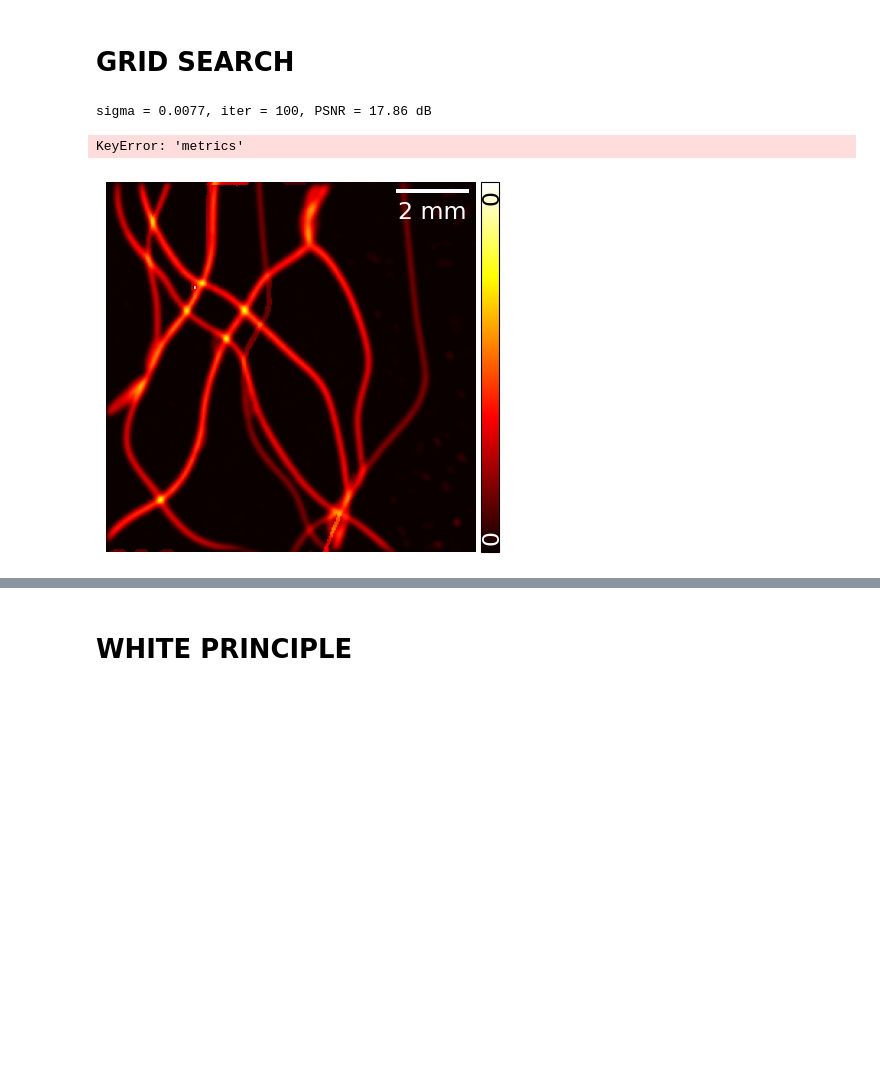
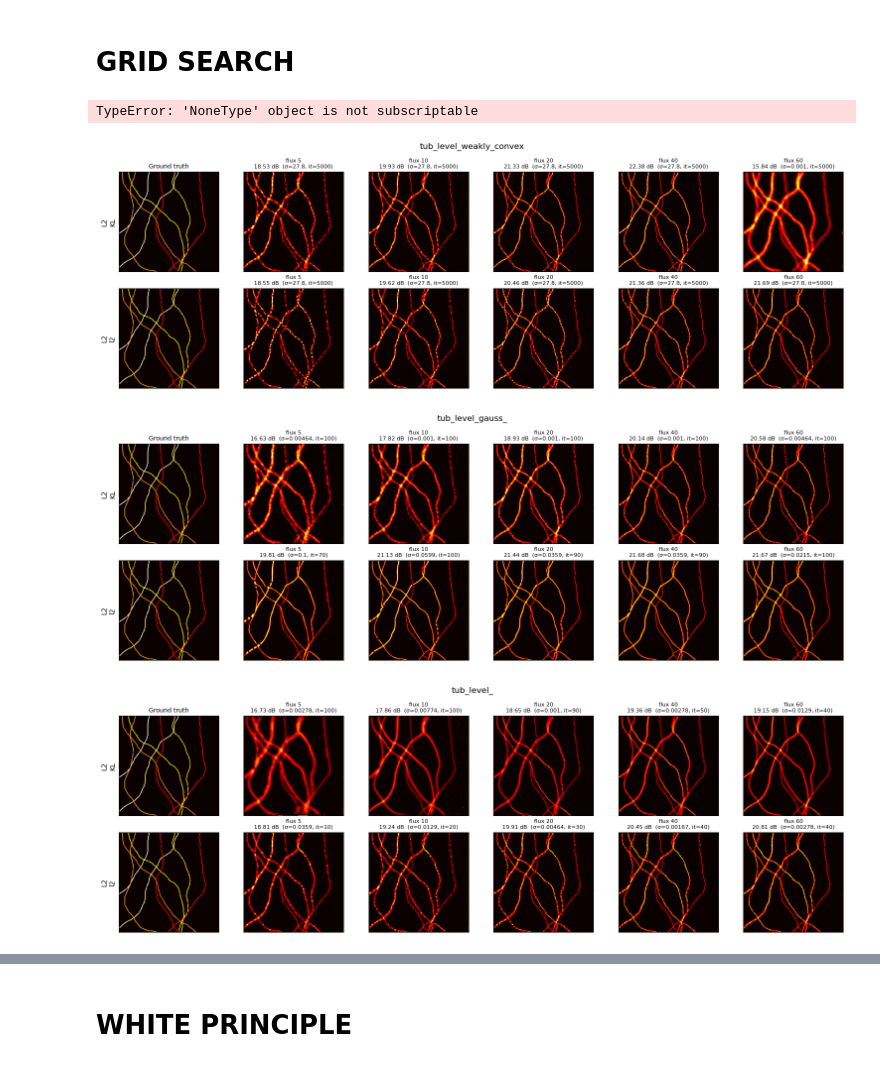
Before and after one commit to sofiaagostoni/ism_regularisation, a Jupyter notebook: results_ism_pnp.ipynb, the cells around one changed output, grey strips where cells are left out. Drawn from its saved outputs; the diff is of its cells as text; code cells hidden in the pictures; blank space fills up the shorter version.

```diff
--- a/results_ism_pnp.ipynb
+++ b/results_ism_pnp.ipynb
@@ -29,11 +46,20 @@ Using device: cuda
 # %% [markdown]
 # GRID SEARCH
 # %%
-def load_result(name, flux, loss, fidelity, save_dir="Results/results_gridsearch"):
-    tag = f"Fidelity{fidelity}_{name}_flux{flux}_drunet_loss{loss}"
-    return torch.load(os.path.join(save_dir, f"best_rec_{tag}.pth"), weights_only=False)
+def load_result(name, flux, loss, fidelity, prior="", optim=None,
+                save_dir="Results/results_gridsearch"):
+    candidates = []
+    if optim is not None:
+        # new naming (make_tag): ..._weakly_convex_lossL2_PROJ_GD
+        candidates.append(f"Fidelity{fidelity}_{name}_flux{flux}_{prior}_loss{loss}_{optim}")
+    # old naming: ..._drunet_lossL2 / ..._drunet_gauss_lossL2
+    candidates.append(f"Fidelity{fidelity}_{name}_flux{flux}_drunet_{prior}loss{loss}")
 
-
+    for tag in candidates:
+        path = os.path.join(save_dir, f"best_rec_{tag}.pth")
+        if os.path.exists(path):
+            return torch.load(path, map_location="cpu", weights_only=False)
+    return None
 
 def plot_psnr_vs_flux(df, losses=None, fidelities=None, save_path=None):
     """losses / fidelities: list of names to show, or None to show all."""
@@ -70,16 +96,11 @@ def plot_psnr_vs_flux(df, losses=None, fidelities=None, save_path=None):
         plt.savefig(save_path, dpi=200)
     plt.show()
 
-def load_result(name, flux, loss, fidelity, prior, save_dir):
-    tag = f"Fidelity{fidelity}_{name}_flux{flux}_drunet_{prior}loss{loss}"
-    path = os.path.join(save_dir, f"best_rec_{tag}.pth")
-    return torch.load(path, weights_only=False) if os.path.exists(path) else None
-
 def load_gt(name):
     x = torch.load(f"Data/Simul_data/{name}.pth", map_location="cpu")
     return (x / x.max()).squeeze().numpy()
 
-def show_grid(name, rows, fluxes, prior, save_dir, crop=None, error=False, save_path=None):
+def show_grid(name, rows, fluxes, prior, optim, save_dir, crop=None, error=False, save_path=None):
     """
     rows:   list of (loss, fidelity) pairs, one per row, e.g. [("FFL","KL"), ("FFL","l2")]
     fluxes: list of flux values, one per column
@@ -93,7 +114,7 @@ def show_grid(name, rows, fluxes, prior, save_dir, crop=None, error=False, save_
     recs = {}
     for loss, fid in rows:
         for f in fluxes:
-            r = load_result(name, f, loss, fid, prior, save_dir)
+            r = load_result(name, f, loss, fid, prior, optim, save_dir)
             if r is not None:
                 img = r["x_rec"].squeeze().numpy()
                 recs[(loss, fid, f)] = (img / img.max(), r)
@@ -122,7 +143,7 @@ def show_grid(name, rows, fluxes, prior, save_dir, crop=None, error=False, save_
 
     for ax in axes.flat:
         ax.set_xticks([]); ax.set_yticks([])
-    plt.suptitle(f"{name}_notft{'  |  error |x̂ − x|' if error else ''}", fontsize=12)
+    plt.suptitle(f"{name}_{prior}{'  |  error |x̂ − x|' if error else ''}", fontsize=12)
     plt.tight_layout()
     if save_path:
         plt.savefig(save_path, dpi=200)
@@ -131,24 +152,26 @@ def show_grid(name, rows, fluxes, prior, save_dir, crop=None, error=False, save_
 save_dir = "Results/results_gridsearch"
 
 # prior = 'gauss_' # not finetuned
-prior = '' # finetuned
+prior = 'weakly_convex'
+# prior = '' # finetuned
 pxsizex = 40
 Nx = 256
 Nz = 1
+optim = "PROJ_GD"
 
-r = load_result("tub_level", 10, "L2", "KL", prior, save_dir)
+r = load_result("tub_level", 20, "L2", "l2", prior, optim, save_dir)
 
-print(f"sigma = {r['sigma']:.4f}, iter = {r['iter']}, PSNR = {r['psnr']:.2f} dB")
+# print(f"sigma = {r['sigma']:.4f}, iter = {r['iter']}, lambda = {r['lambda']}, PSNR = {r['psnr']:.2f} dB")
 gr.ShowImg(r["x_rec"], pxsize_x=pxsizex)
 dinv.utils.plotting.plot_curves(r["metrics"])
 
-pm = r["psnr_map"].numpy()
-plt.imshow(pm, aspect="auto", origin="lower", cmap="viridis")
-plt.xticks(range(len(r["iter_grid"])), r["iter_grid"].tolist(), rotation=60)
-plt.yticks(range(len(r["sigma_grid"])), [f"{s:.3g}" for s in r["sigma_grid"].tolist()])
-plt.xlabel("max_iter"); plt.ylabel("sigma"); plt.colorbar(label="PSNR [dB]")
-plt.title(f"{r['name']}, flux {r['flux']}, {r['loss']}, {r['fidelity']}")
-plt.show()
+# pm = r["psnr_map"].numpy()
+# plt.imshow(pm, aspect="auto", origin="lower", cmap="viridis")
+# plt.xticks(range(len(r["iter_grid"])), r["iter_grid"].tolist(), rotation=60)
+# plt.yticks(range(len(r["sigma_grid"])), [f"{s:.3g}" for s in r["sigma_grid"].tolist()])
+# plt.xlabel("max_iter"); plt.ylabel("sigma"); plt.colorbar(label="PSNR [dB]")
+# plt.title(f"{r['name']}, flux {r['flux']}, {r['loss']}, {r['fidelity']}")
+# plt.show()
 
 
 df = pd.read_csv("Results/results_gridsearch/summary_notft.csv")
@@ -168,7 +191,7 @@ plot_psnr_vs_flux(df, losses=["L1_FFL"])
 plot_psnr_vs_flux(df, losses=["L2_FFL"])
 
 fluxes = [5, 10, 20, 40, 60]
-losses = ['L2', 'L1', 'FFL', 'L2_FFL', 'L1_FFL']
+losses = ['L2']
 
 # 1) All losses with KL, full image
 # show_grid("tub_level", [(l, "l2") for l in losses], fluxes)
@@ -180,8 +203,25 @@ losses = ['L2', 'L1', 'FFL', 'L2_FFL', 'L1_FFL']
 # show_grid("tub_level", [(l, "KL") for l in losses], fluxes, crop=(80, 160, 60, 140), error=True)
 
 # 4) KL vs l2 for a single loss, to isolate the effect of the likelihood
-show_grid("tub_balls", [("L2", "KL"), ("L2", "l2")], fluxes, prior, save_dir)
+show_grid("tub_level", [("L2", "KL"), ("L2", "l2")], fluxes, prior, optim, save_dir)
 # %% [output]
-sigma = 0.0077, iter = 100, PSNR = 17.86 dB
+TypeError: 'NoneType' object is not subscriptable
-KeyError: 'metrics'
-[figure, removed]
+# %%
+save_dir = "Results/results_gridsearch"
+
+prior = 'gauss_'          # not finetuned
+# prior = 'weakly_convex'   # weakly convex
+# prior = ''                  # finetuned
+pxsizex = 40
+Nx = 256
+Nz = 1
+optim = "PROJ_GD"
+fluxes = [5, 10, 20, 40, 60]
+losses = ['L2']
+show_grid("tub_level", [("L2", "KL"), ("L2", "l2")], fluxes, 'weakly_convex', optim, save_dir)
+show_grid("tub_level", [("L2", "KL"), ("L2", "l2")], fluxes, 'gauss_', optim, save_dir)
+show_grid("tub_level", [("L2", "KL"), ("L2", "l2")], fluxes, '', optim, save_dir)
+# %% [output]
+[figure, added]
+[figure, added]
+[figure, added]
```
Also changed, not shown: parts of 2 cells of this notebook, 9 other files.
